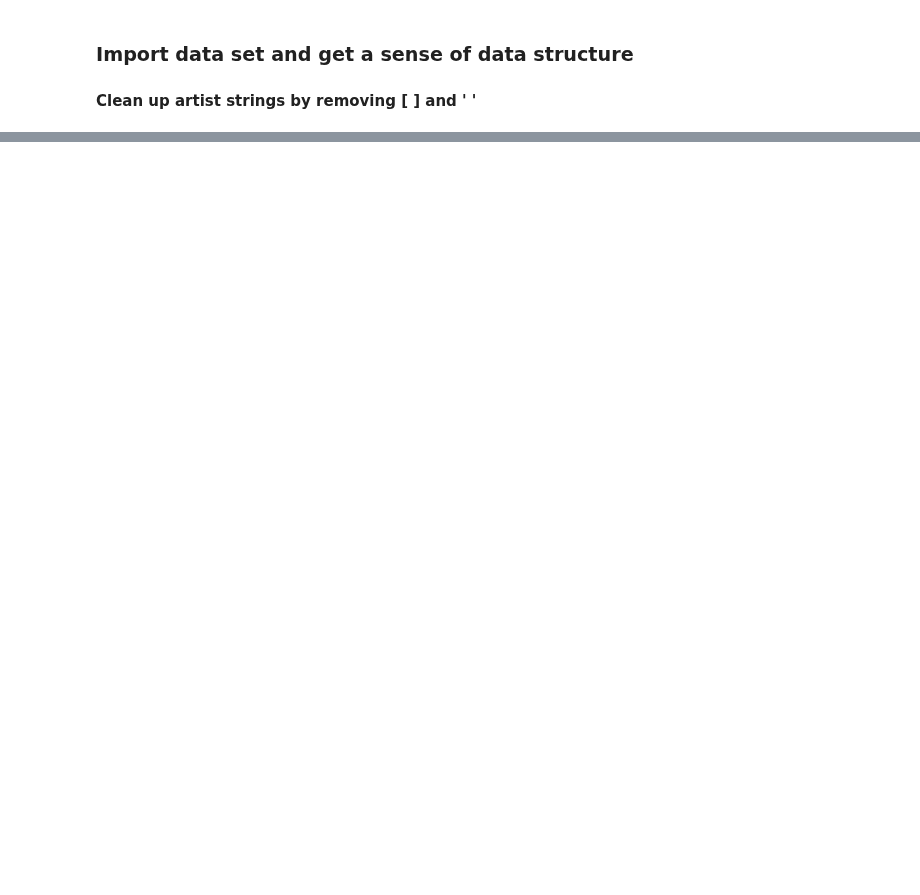
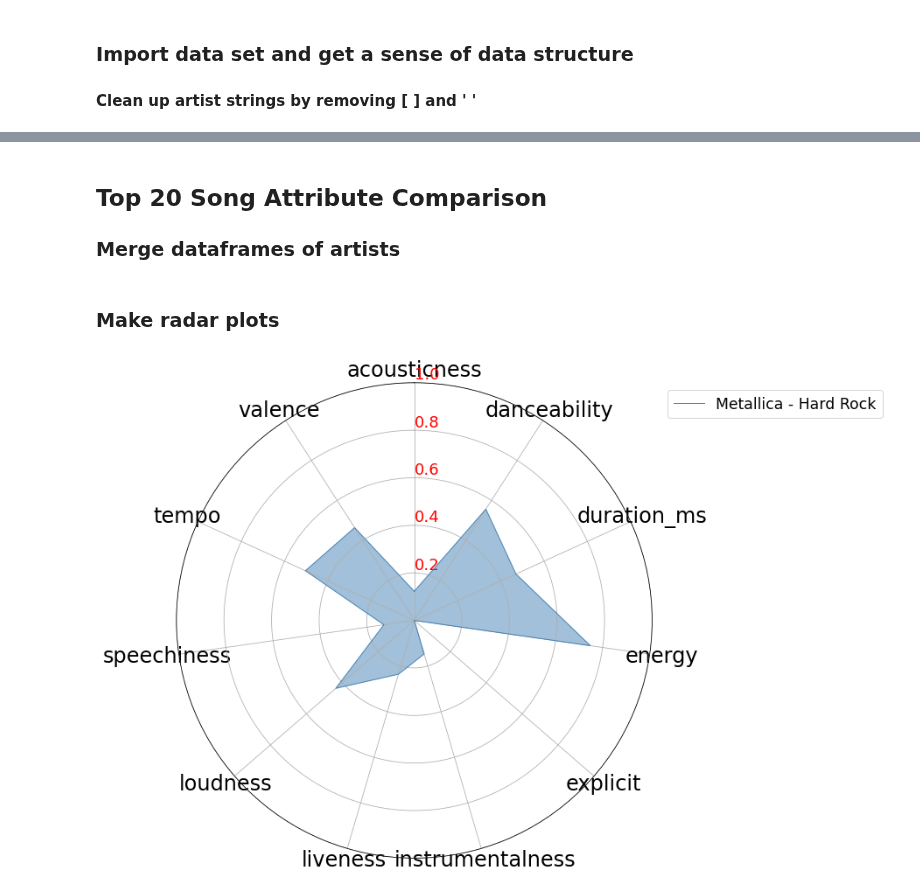
Before and after one commit to ztcnrh/Spotify-Music-Analysis, a Jupyter notebook: analysis/artist_genre_radar.ipynb, the cells around one changed output, grey strips where cells are left out. Saved outputs shown, nothing was run; the diff lists cells and outputs as text; code cells hidden in the pictures; blank space fills up the shorter version.

Commit message:
latest changes to artists only

```diff
--- a/analysis/artist_genre_radar.ipynb
+++ b/analysis/artist_genre_radar.ipynb
@@ -81,9 +99,17 @@ avg_scores
 # %%
-yoy_avg = avg_scores[['acousticness', 'danceability','duration_ms', 'energy',
+filt = df_data['artists']=='Man'
+df_M = df_data.loc[filt]
+df_M = df_M.sort_values(by = 'popularity', ascending = False)
+df_M.reset_index(drop = True, inplace = True)
+df_M = df_M[0:19]
+
+df_M_radar = df_M[['acousticness', 'danceability','duration_ms', 'energy',
        'explicit', 'instrumentalness', 'liveness', 'loudness',
        'speechiness', 'tempo','valence']]
 
-x = yoy_avg
+x = df_M_radar
 min_max_scaler = preprocessing.MinMaxScaler()
 x_scaled = min_max_scaler.fit_transform(x)
-yoy_avg_norm = pd.DataFrame(x_scaled)
+df_M_norm = pd.DataFrame(x_scaled, columns = df_M_radar.columns)
+
+df_M_norm['artists'] = df_M['artists']
@@ -212,0 +136,50 @@ fig.write_image('../images/radar_artists.png')
+# %% [markdown]
+## Top 20 Song Attribute Comparison
+### Merge dataframes of artists
+# %%
+df_mean = pd.concat([df_M_norm, df_MM_norm, df_Meta_norm, df_BS_norm, df_TS_norm])
+df_mean = df_mean.groupby('artists')
+df_radar = df_mean.mean()
+# %% [markdown]
+### Make radar plots
+# %%
+categories = list(df_radar.columns.values)
+num = len(categories)
+
+angles = [n / float(num) * 2 * pi for n in range(num)]
+angles += angles[:1] # the list repeats itself twice without the slice
+
+# Initialise the spider plot
+plt.ion
+fig = plt.figure(figsize = (10,10))
+ax = plt.subplot(111, polar=True)
+
+# First axis on top:
+ax.set_theta_offset(pi / 2)
+ax.set_theta_direction(-1)
+
+# Draw one axe per variable + add labels labels
+plt.xticks(angles[:-1], categories, size = 24)
+
+# Draw ylabels
+ax.set_rlabel_position(0)
+plt.yticks([0.2,0.4,0.6, 0.8, 1.0], ["0.2","0.4","0.6", "0.8", "1.0"], color="red", size=18)
+plt.ylim(0,1)
+
+# colors
+colors = ['steelblue', 'slategray', 'pink', 'orchid', 'blueviolet']
+
+# Artists
+artists = ['Metallica - Hard Rock', 'Man - Showtunes', 'Eminem - Rap', 'Taylor Swift - Dance', 'Blake Shelton - Country']
+cols = ['Metallica', 'Man', 'Eminem', 'Taylor Swift', 'Blake Shelton']
+
+for index in range(len(df_radar.index.values)):
+    values = df_radar.loc[cols[index]].values.flatten().tolist()
+    values += values[:1]
+    ax.plot(angles, values, linewidth=1, linestyle='solid', label = artists[index], color = colors[index])
+    ax.fill(angles, values, colors[index], alpha=0.5)
+    ax.legend(loc = 'best', bbox_to_anchor = (1.5, 1.0), fontsize = 'xx-large', markerscale = 2.0)
+    plt.show()
+    fig.savefig('../images/radar_artist'+ artists[index] + '.png', bbox_inches='tight')
+# %% [output]
+[figure, added]
```
Also changed, not shown: parts of 22 cells of this notebook.
